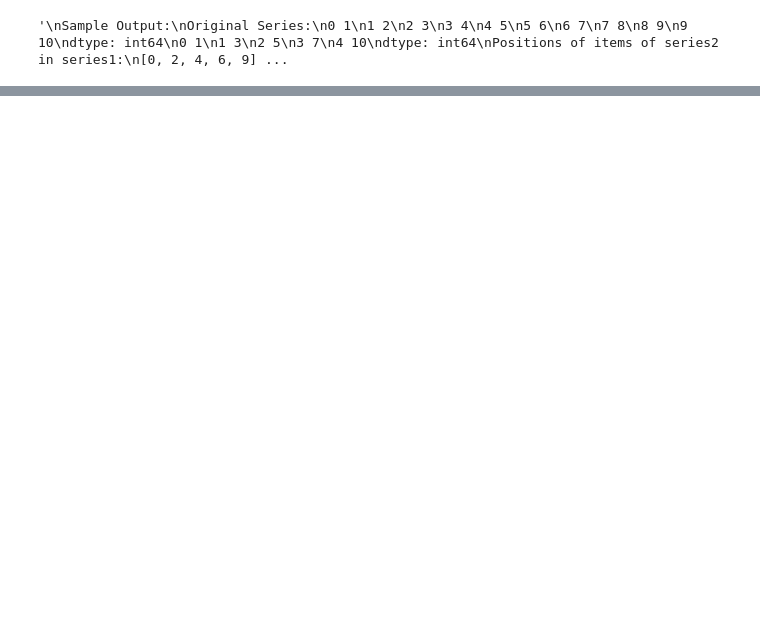
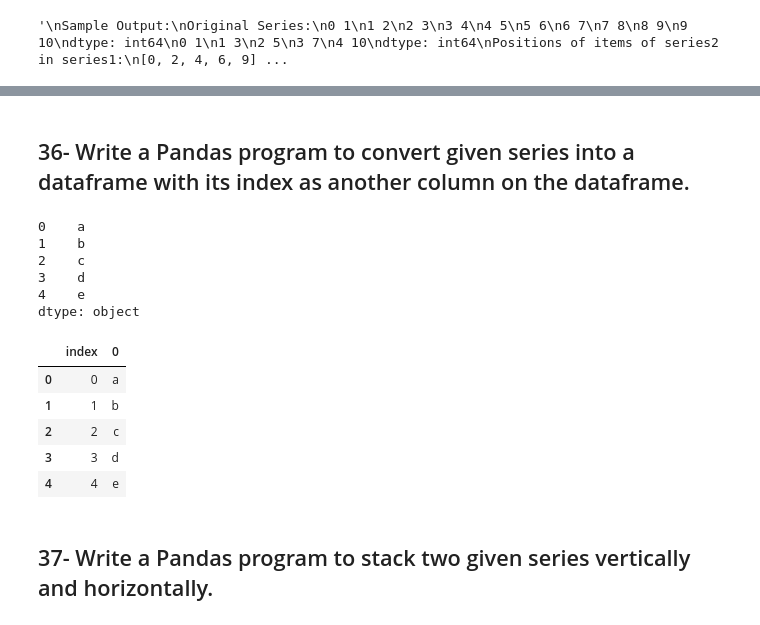
Before and after one commit to KeysiYTS/pandas-exercises, a Jupyter notebook: Python_Pandas_Data_Series.ipynb, the cells around one changed output, grey strips where cells are left out. Saved outputs shown, nothing was run; the diff lists cells and outputs as text; code cells hidden in the pictures; blank space fills up the shorter version.

```diff
--- a/Python_Pandas_Data_Series.ipynb
+++ b/Python_Pandas_Data_Series.ipynb
@@ -992,0 +1556,2 @@ pd_sr2 = pd.Series(sr2)
+# %% [markdown]
+## 36- Write a Pandas program to convert given series into a dataframe with its index as another column on the dataframe.
@@ -992,0 +1568,23 @@ pd_sr2 = pd.Series(sr2)
+# %%
+sr = ['a','b','c','d','e']
+pd_sr = pd.Series(data=sr)
+# %%
+pd_sr
+# %% [output]
+0    a
+1    b
+2    c
+3    d
+4    e
+dtype: object
+# %%
+pd.DataFrame(data=pd_sr).reset_index()
+# %% [output]
+|  | index | 0 |
+| 0 | 0 | a |
+| 1 | 1 | b |
+| 2 | 2 | c |
+| 3 | 3 | d |
+| 4 | 4 | e |
+# %% [markdown]
+## 37- Write a Pandas program to stack two given series vertically and horizontally.
```
Also changed, not shown: parts of 124 cells of this notebook.
